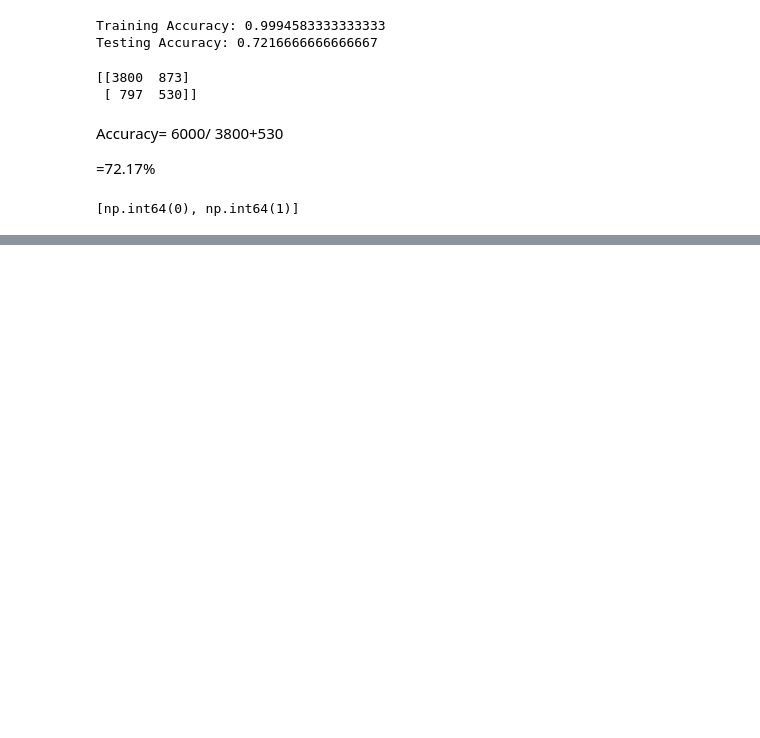
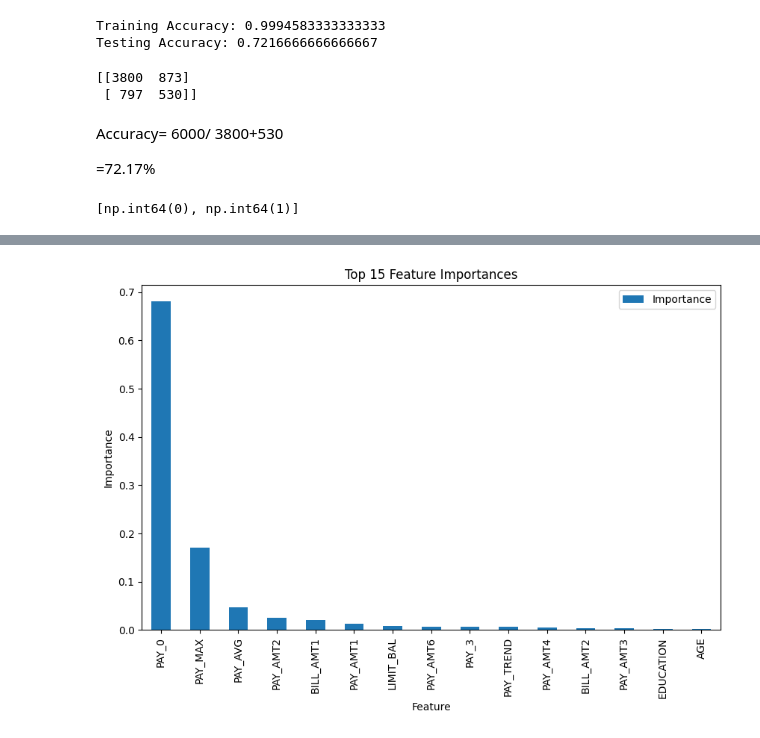
Before and after one commit to mohammedDhinojwala/credit-card-default-random-forest, a Jupyter notebook: Credit_Card_Default_DT.ipynb, the cells around one changed output, grey strips where cells are left out. Saved outputs shown, nothing was run; the diff lists cells and outputs as text; code cells hidden in the pictures; blank space fills up the shorter version.

```diff
--- a/Credit_Card_Default_DT.ipynb
+++ b/Credit_Card_Default_DT.ipynb
@@ -953,0 +1343,12 @@ print(classification_report(y_test, y_pred))
+# %%
+feature_importance  = pd.DataFrame({
+    'Feature' : X_train.columns,
+    'Importance' : best_tree.feature_importances_
+})
+
+feature_importance = feature_importance.sort_values(
+    by='Importance',
+    ascending=False
+)
+
+print(feature_importance)
@@ -953,0 +1373,14 @@ print(classification_report(y_test, y_pred))
+# %%
+feature_importance.head(15).plot(
+     x='Feature',
+    y='Importance',
+    kind='bar',
+    figsize=(10, 6)
+)
+
+plt.title("Top 15 Feature Importances")
+plt.ylabel("Importance")
+plt.xlabel("Feature")
+plt.show()
+# %% [output]
+[figure, added]
```
Also changed, not shown: parts of 24 cells of this notebook.
